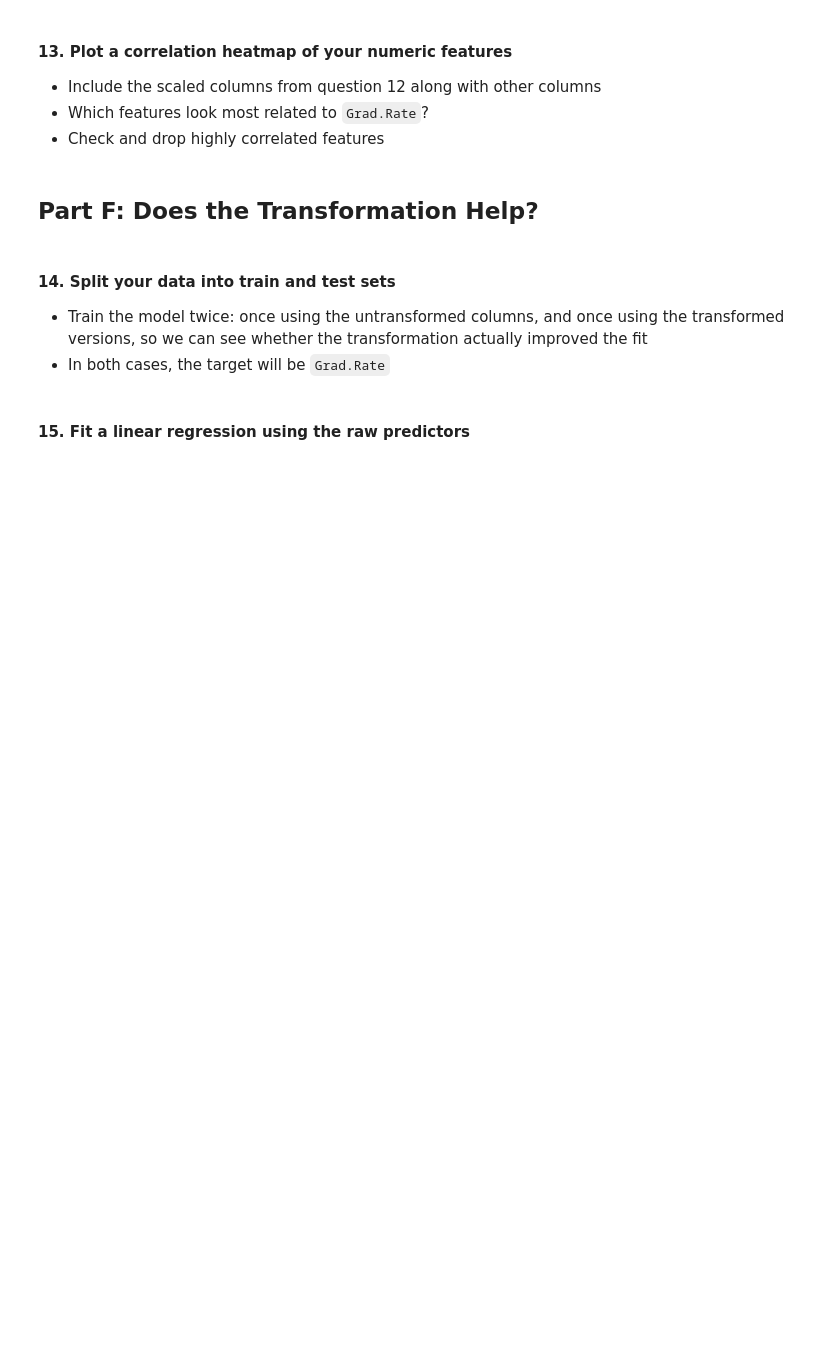
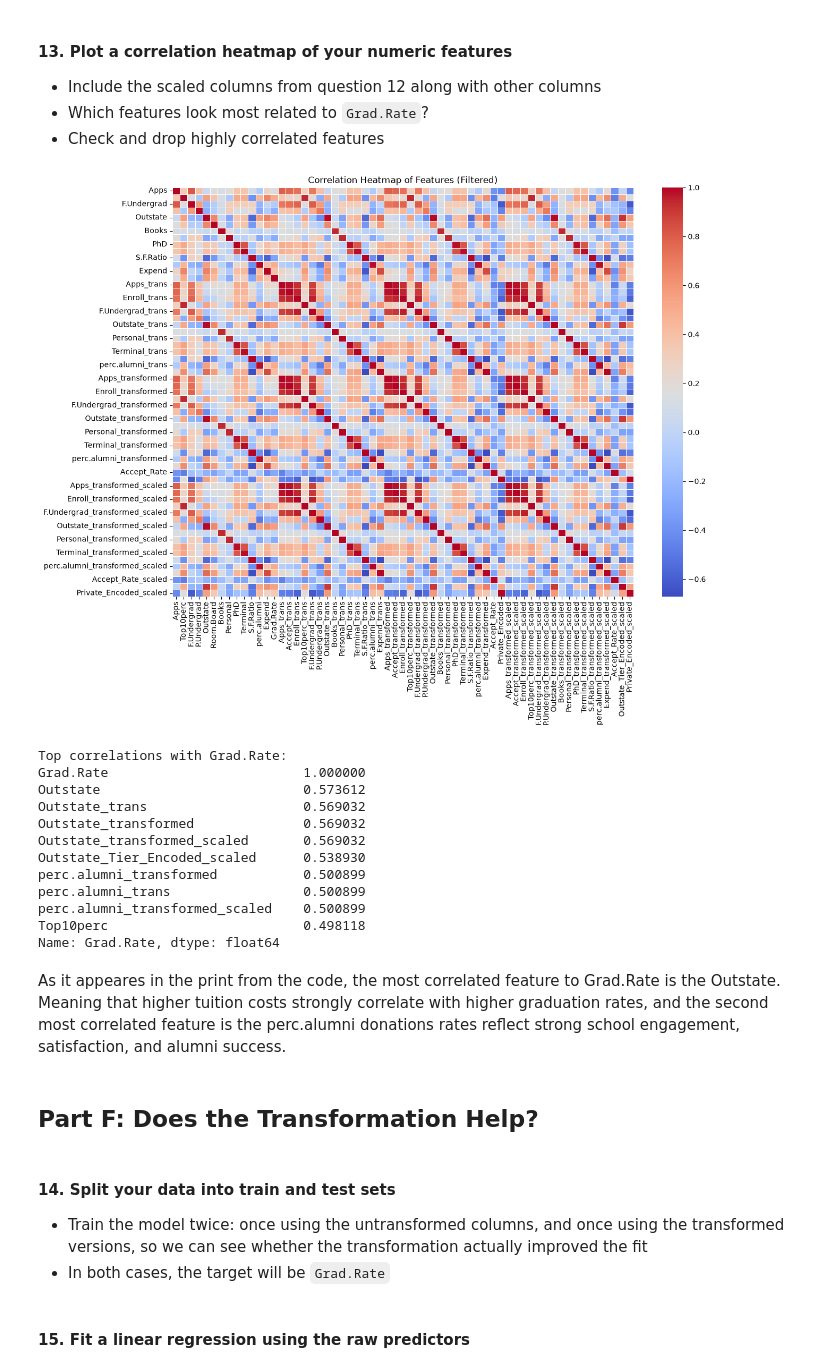
Before and after one commit to Qaem-7/labs_projects, a Jupyter notebook: Labs/6. Supervised Machine Learning/6.8 Distribution Transformations/Exercises/6.8.E1 Transformation Exercise.ipynb, the cells around one changed output. Cells and saved outputs as stored; diff of their text form; code cells hidden in the pictures; blank space fills up the shorter version.

```diff
--- a/Labs/6. Supervised Machine Learning/6.8 Distribution Transformations/Exercises/6.8.E1 Transformation Exercise.ipynb
+++ b/Labs/6. Supervised Machine Learning/6.8 Distribution Transformations/Exercises/6.8.E1 Transformation Exercise.ipynb
@@ -226,0 +350,4 @@ trans_cols = []
+# %%
+# Your code here
+college['Outstate_Tier'] = pd.cut(college['Outstate'],bins = 3, labels = ['Low','Mid','High'])
+college[['College','Private','Outstate','Outstate_Tier']].tail()
@@ -238,0 +381,6 @@ trans_cols = []
+# %%
+# Your code here
+if_private = {'Yes': 1, 'No': 0}
+college['Private_Encoded'] = college['Private'].map(if_private)
+
+college[['College', 'Private', 'Private_Encoded']].tail()
@@ -248,0 +400,11 @@ cols_to_scale = []
+# %%
+cols_to_scale = []
+
+# Your code here
+scaler = StandardScaler()
+# Define list of columns to scale
+cols_to_scale = trans_cols + ['Accept_Rate', 'Outstate_Tier_Encoded', 'Private_Encoded']
+
+scaled_col_names = [f"{col}_scaled" for col in cols_to_scale]
+college[scaled_col_names] = scaler.fit_transform(college[cols_to_scale])
+college[scaled_col_names].head()
@@ -257,3 +424,43 @@ cols_to_scale = []
+# %%
+# Your code here
+plt.figure(figsize=(14, 10))
+
+# Select numeric columns
+numeric_cols = college.select_dtypes(include=[np.number]).columns
+
+# Specify columns you want to exclude from the heatmap
+cols_to_exclude = ['Accept', 'Enroll', 'Top25perc', 'Outstate_Tier_Encoded']
+
+# Filter numeric columns for the plot
+plot_cols = [col for col in numeric_cols if col not in cols_to_exclude]
+
+# Compute correlation matrix excluding those columns
+corr_matrix = college[plot_cols].corr()
+
+# Plotting
+sns.heatmap(corr_matrix, annot=False, cmap='coolwarm', linewidths=0.5)
+plt.title('Correlation Heatmap of Features (Filtered)')
+plt.show()
+
+# Print top correlations with Grad.Rate
+print("Top correlations with Grad.Rate:")
+print(corr_matrix['Grad.Rate'].sort_values(ascending=False).head(10))
+# %% [output]
+[figure, added]
+Top correlations with Grad.Rate:
+Grad.Rate                         1.000000
+Outstate                          0.573612
+Outstate_trans                    0.569032
+Outstate_transformed              0.569032
+Outstate_transformed_scaled       0.569032
+Outstate_Tier_Encoded_scaled      0.538930
+perc.alumni_transformed           0.500899
+perc.alumni_trans                 0.500899
+perc.alumni_transformed_scaled    0.500899
+Top10perc                         0.498118
+Name: Grad.Rate, dtype: float64
+# %% [markdown]
+As it appeares in the print from the code, the most correlated feature to Grad.Rate is the Outstate. Meaning that higher tuition costs strongly correlate with higher graduation rates, and the second most correlated feature is the perc.alumni donations rates reflect strong school engagement, satisfaction, and alumni success.
 # %% [markdown]
 ## Part F: Does the Transformation Help?
 # %% [markdown]
```
Also changed, not shown: parts of 30 cells of this notebook, 2 other files.
